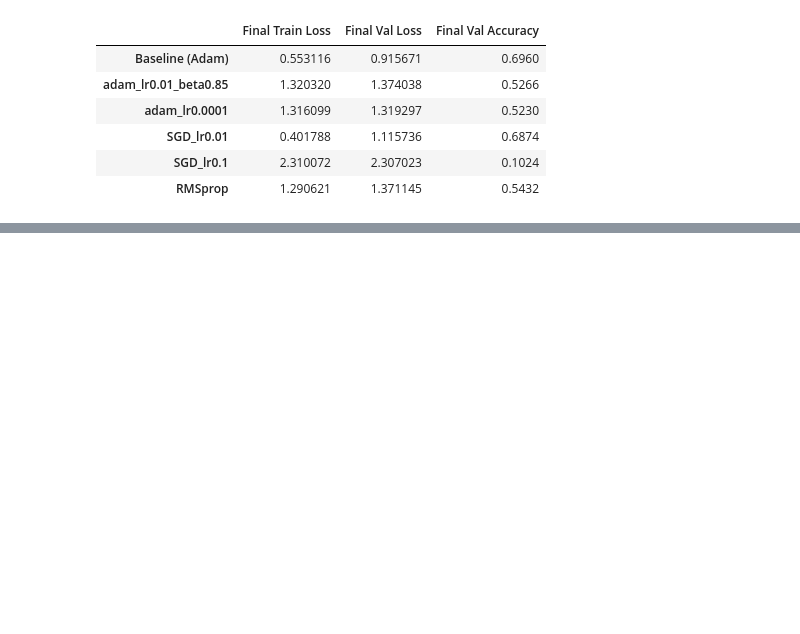
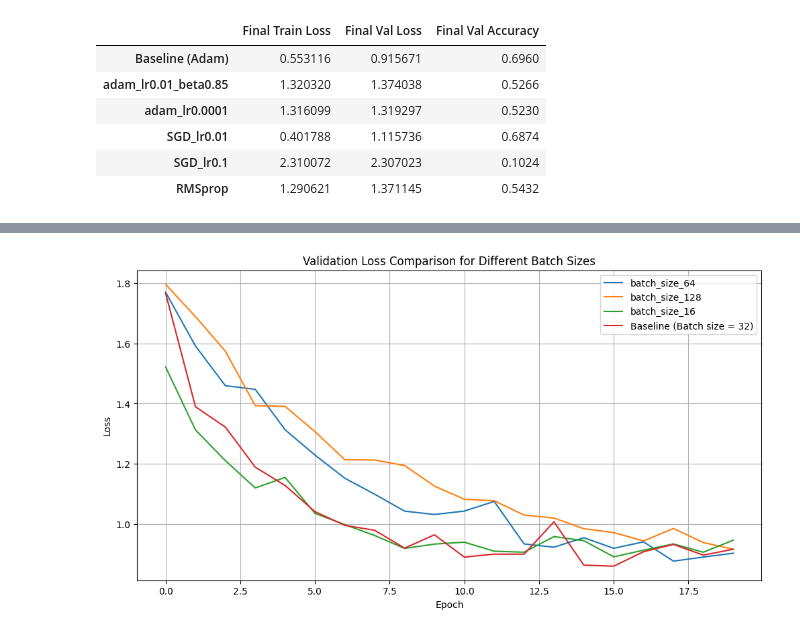
Before and after one commit to tomasbelak24/deeplearning-vision, a Jupyter notebook: hw1/optimizers.ipynb, the cells around one changed output, grey strips where cells are left out. Cells and saved outputs as stored; diff of their text form; code cells hidden in the pictures; blank space fills up the shorter version.

```diff
--- a/hw1/optimizers.ipynb
+++ b/hw1/optimizers.ipynb
@@ -414,0 +560,16 @@ display(summary_df)
+# %%
+plt.figure(figsize=(12, 6))
+for config in configs:
+    plt.plot(losses[config['name']][1][0], label=config['name'])
+
+# Assuming you have the baseline model's val_losses stored in baseline_val_losses
+plt.plot(baseline_val_losses, label='Baseline (Batch size = 32)')
+
+plt.title('Validation Loss Comparison for Different Batch Sizes')
+plt.xlabel('Epoch')
+plt.ylabel('Loss')
+plt.legend()
+plt.grid(True)
+plt.show()
+# %% [output]
+[figure, added]
```
Also changed, not shown: parts of 12 cells of this notebook.
